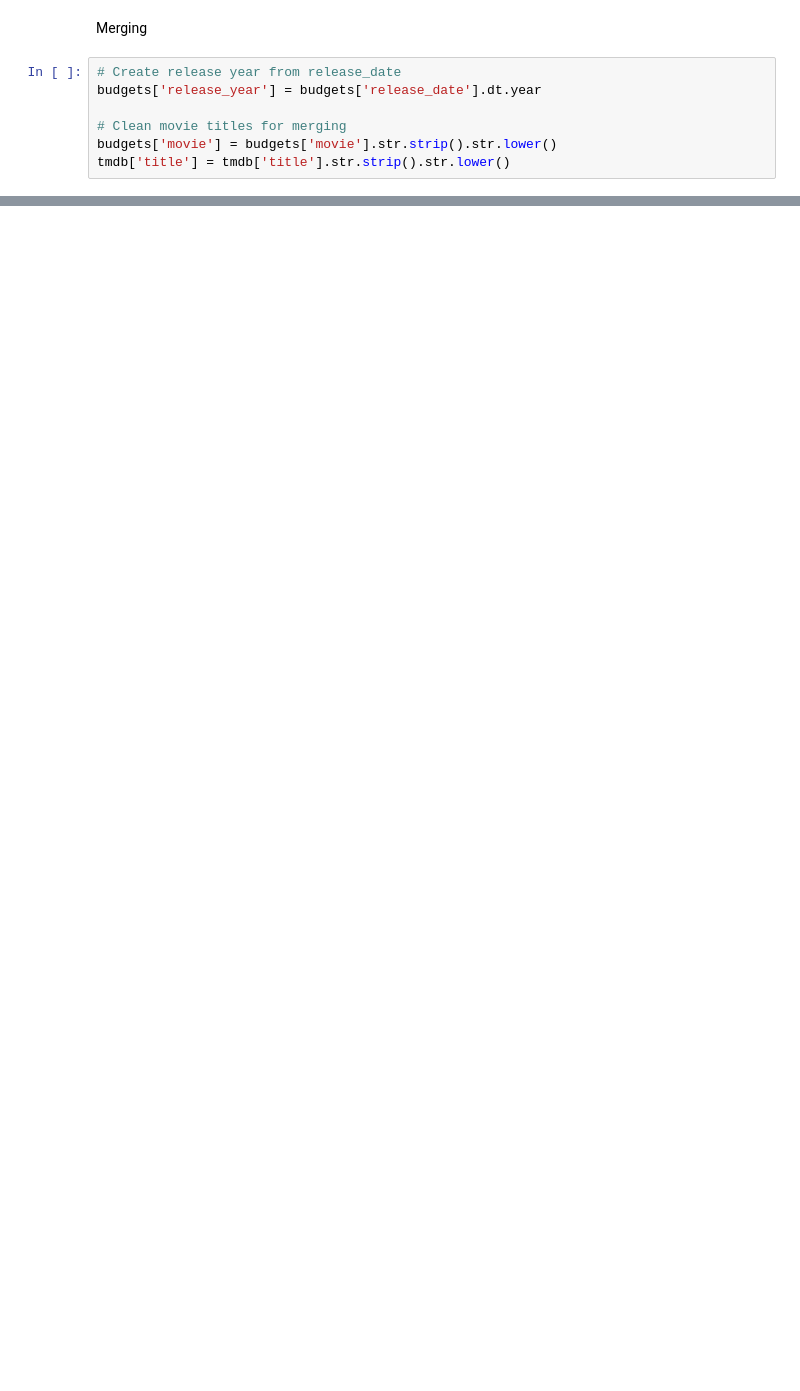
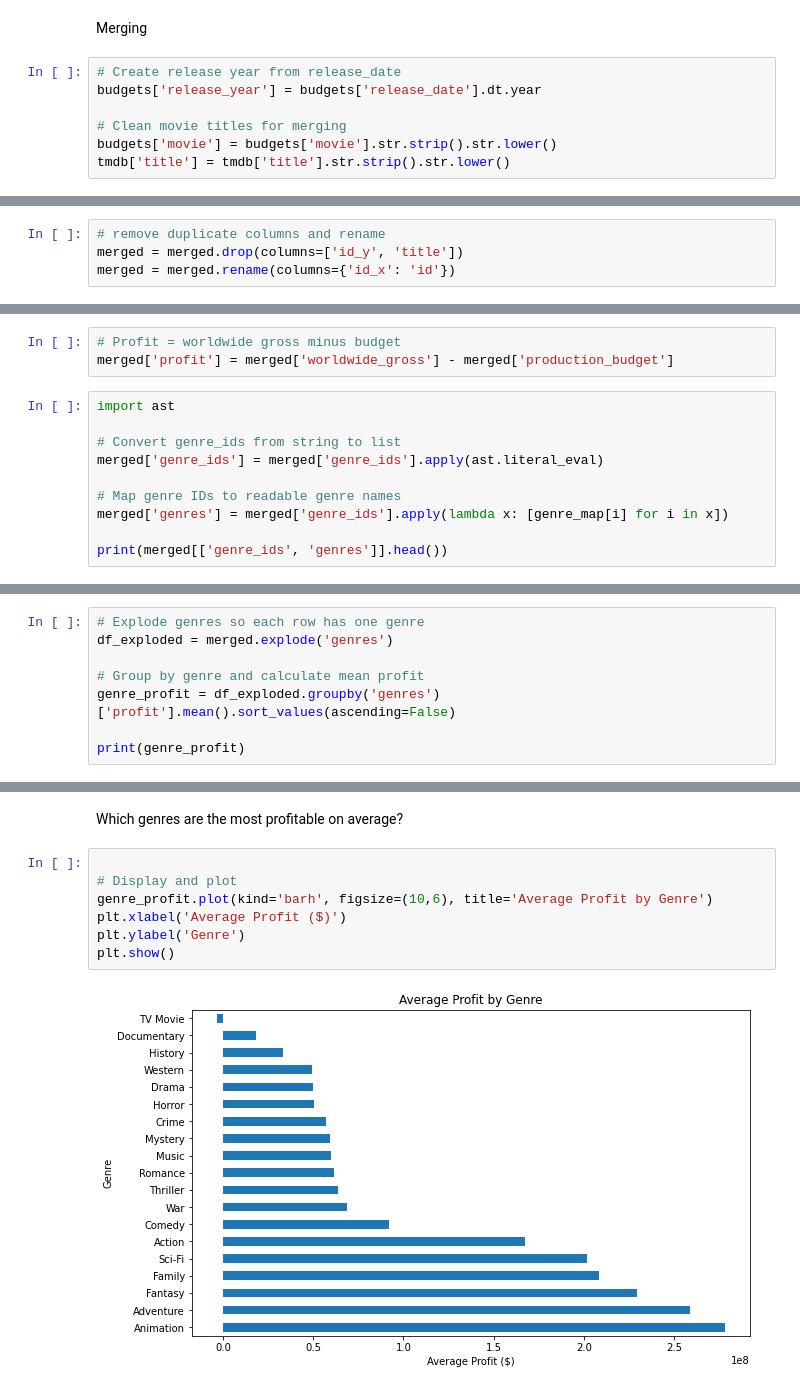
Before and after one commit to Graham-49/Phase2-project, a Jupyter notebook: notebooks/maureen.ipynb, the cells around one changed output, grey strips where cells are left out. Saved outputs shown, nothing was run; the diff lists cells and outputs as text; blank space fills up the shorter version.

Commit message:
EDA and visualization

```diff
--- a/notebooks/maureen.ipynb
+++ b/notebooks/maureen.ipynb
@@ -184,0 +196,4 @@ Merged dataset shape: (1811, 14)
+# %%
+# remove duplicate columns and rename
+merged = merged.drop(columns=['id_y', 'title'])
+merged = merged.rename(columns={'id_x': 'id'})
@@ -184,0 +207,13 @@ Merged dataset shape: (1811, 14)
+# %%
+# Profit = worldwide gross minus budget
+merged['profit'] = merged['worldwide_gross'] - merged['production_budget']
+# %%
+import ast
+
+# Convert genre_ids from string to list
+merged['genre_ids'] = merged['genre_ids'].apply(ast.literal_eval)
+
+# Map genre IDs to readable genre names
+merged['genres'] = merged['genre_ids'].apply(lambda x: [genre_map[i] for i in x])
+
+print(merged[['genre_ids', 'genres']].head())
@@ -184,0 +227,8 @@ Merged dataset shape: (1811, 14)
+# %%
+# Explode genres so each row has one genre
+df_exploded = merged.explode('genres')
+
+# Group by genre and calculate mean profit
+genre_profit = df_exploded.groupby('genres')['profit'].mean().sort_values(ascending=False)
+
+print(genre_profit)
@@ -184,0 +276,11 @@ Merged dataset shape: (1811, 14)
+# %% [markdown]
+Which genres are the most profitable on average?
+# %%
+
+# Display and plot
+genre_profit.plot(kind='barh', figsize=(10,6), title='Average Profit by Genre')
+plt.xlabel('Average Profit ($)')
+plt.ylabel('Genre')
+plt.show()
+# %% [output]
+[figure, added]
```
Also changed, not shown: parts of 15 cells of this notebook.
